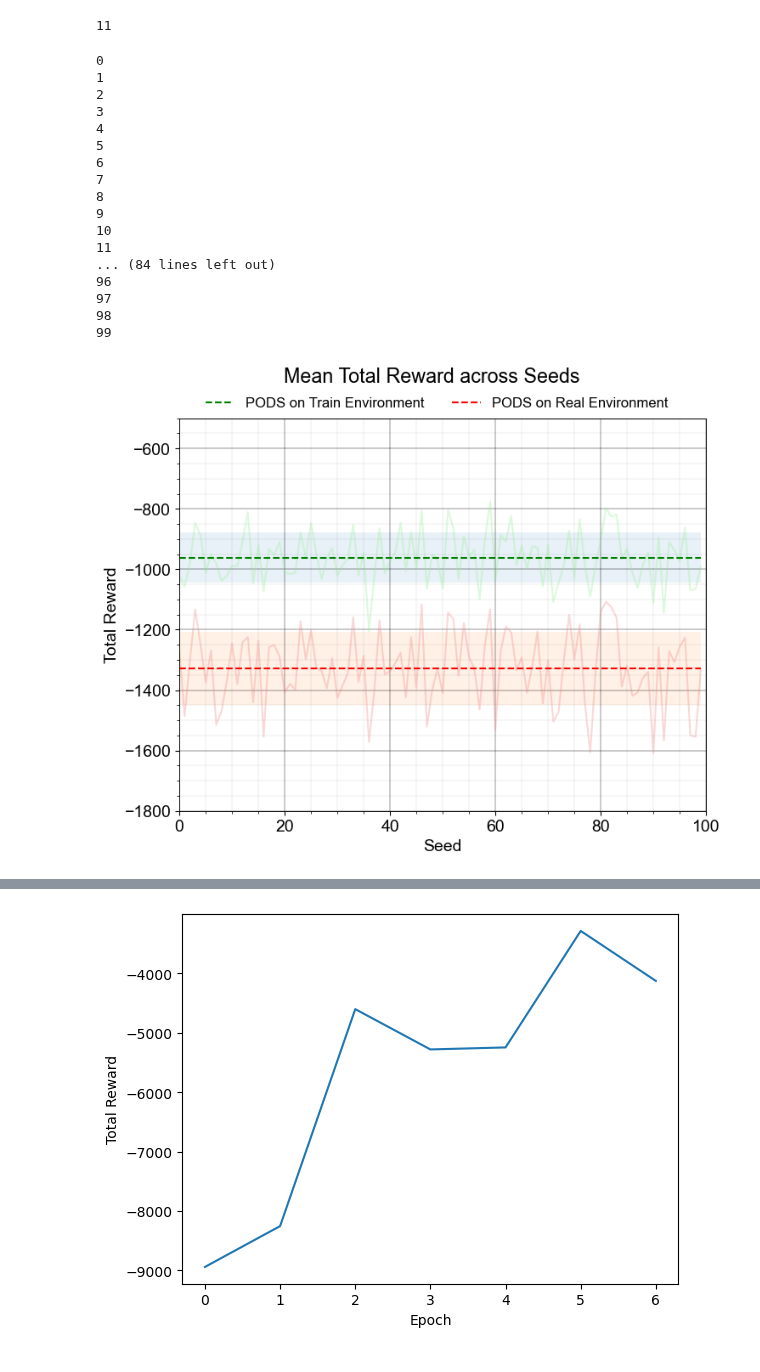
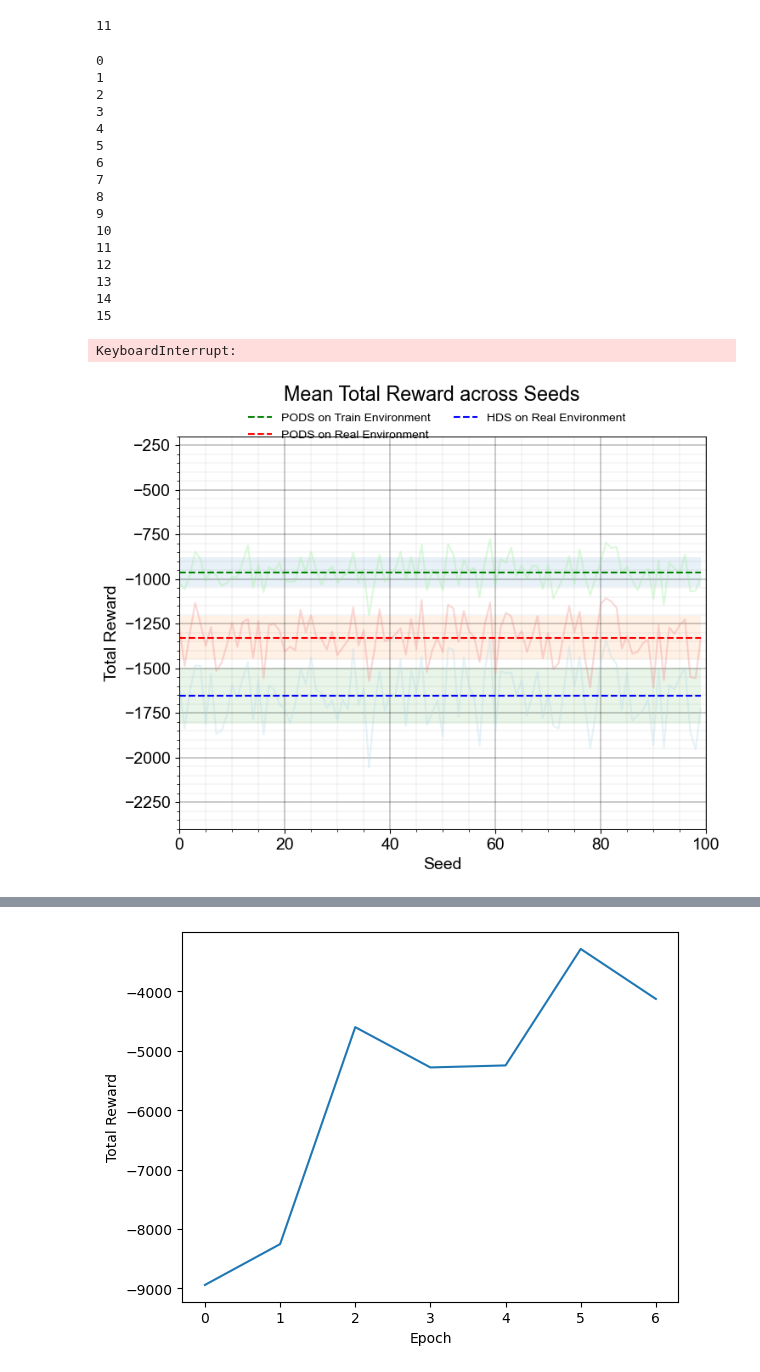
Before and after one commit to dcsteinhauser/HDS, a Jupyter notebook: sim2real_test.ipynb, the cells around one changed output, grey strips where cells are left out. Cells and saved outputs as stored; diff of their text form; code cells hidden in the pictures.

```diff
--- a/sim2real_test.ipynb
+++ b/sim2real_test.ipynb
@@ -81,5 +81,5 @@ big epoch: 29 small epoch: 17 Loss 7.593376947433837e-05
 big epoch: 29 small epoch: 18 Loss 0.00022545708985346135
 big epoch: 29 small epoch: 19 Loss 4.874655169180603e-05
 # %%
-policy_hds = train_hds(env,trajectory_length=100 ,num_samples=50,epochs=30, inner_epochs=20, alpha_a=2e-5, aggregation_factor_beta=0.1, init_learning_rate=1e-3, init_noise=0.0, noise_decay=0.5, progress_fn=progress_f)
+policy_hds = train_hds(env,trajectory_length=500 ,num_samples=50,epochs=30, inner_epochs=20, alpha_a=2e-4, aggregation_factor_beta=1.0, init_learning_rate=1e-3, init_noise=0.0, noise_decay=0.5, progress_fn=progress_f)
 # %% [output]
@@ -166,11 +146,11 @@ for i in range(100):
     print(i)
     rng = jax.random.PRNGKey(seed=i)
     keys = jax.random.split(rng, num=50)
-    _,_,total_reward_1 = rollout_policy(env, inference_fn_pods, 100, keys)
-    _,_,total_reward_2 = rollout_policy(realistic_env, inference_fn_pods, 100, keys)
+    # _,_,total_reward_1 = rollout_policy(env, inference_fn_pods, 100, keys)
+    # _,_,total_reward_2 = rollout_policy(realistic_env, inference_fn_pods, 100, keys)
     _,_,total_reward_3 = rollout_policy(realistic_env, inference_fn_hds, 100, keys)
-    totalreward1.append(total_reward_1)
-    totalreward2.append(total_reward_2)
+    # totalreward1.append(total_reward_1)
+    # totalreward2.append(total_reward_2)
     totalreward3.append(total_reward_3)
 # %% [output]
 0
@@ -185,11 +165,11 @@ for i in range(100):
 9
 10
 11
-... (84 lines left out)
-96
-97
-98
-99
+12
+13
+14
+15
+KeyboardInterrupt:
 # %%
 totalreward11 = np.empty(100)
 totalreward22 = np.empty(100)
@@ -204,37 +184,38 @@ meantotalrew2 = jp.mean(totalreward22)*jp.ones(100)
 meantotalrew3 = jp.mean(totalreward33)*jp.ones(100)
 vartotalrew1 = jp.std(totalreward11)*jp.ones(100)
 vartotalrew2 = jp.std(totalreward22)*jp.ones(100)
 vartotalrew3 = jp.std(totalreward33)*jp.ones(100)
 
 plt.figure(figsize=(8, 6), dpi=100)
 plt.rcParams["font.family"] = "Arial"
 plt.rcParams["font.size"] = 14
 plt.rcParams['axes.linewidth'] = 0.7
 
 
 plt.suptitle('Mean Total Reward across Seeds ')
 plt.plot(totalreward11, color = 'lightgreen',alpha=0.3)
 plt.plot(totalreward22, color='lightcoral',alpha=0.3)
 plt.plot(totalreward33, color='lightblue',alpha=0.3)
 plt.fill_between(np.arange(0,100),meantotalrew1+vartotalrew1,meantotalrew1-vartotalrew1,alpha=0.1)
 plt.fill_between(np.arange(0,100),meantotalrew2+vartotalrew2,meantotalrew2-vartotalrew2,alpha=0.1)
+plt.fill_between(np.arange(0,100),meantotalrew3+vartotalrew3,meantotalrew3-vartotalrew3,alpha=0.1)
 
 plt.plot(meantotalrew1, label='PODS on Train Environment', color='green' ,linestyle='--')
 plt.plot(meantotalrew2, label='PODS on Real Environment', color='red',linestyle='--')
-
+plt.plot(meantotalrew3, label='HDS on Real Environment', color='blue',linestyle='--')
 
 plt.xlim(0, 100)
-plt.ylim(-1800, -500)
+plt.ylim(-2400, -200)
 plt.grid(True)
 plt.grid(which='minor', linestyle='-', linewidth='0.05', color='black')
 plt.grid(which='major', linestyle='-', linewidth='0.3', color='black')
 plt.minorticks_on()
-plt.legend(loc=9,frameon=False,ncols=2,bbox_to_anchor=(0.489, 1.086, 0., 0.),fontsize=12)
+plt.legend(loc=9,frameon=False,ncols=2,bbox_to_anchor=(0.489, 1.086, 0., 0.),fontsize=10)
 plt.xlabel('Seed')
 plt.ylabel('Total Reward')
 plt.show()
 # %% [output]
-[figure, old version]
+[figure, new version]
 # %%
 print(f'PODS on real environment {jp.mean(jp.array(average_reward_realistic))}')
 print(f'PODS on train environment {jp.mean(jp.array(average_reward_original_pods))}')
```
Also changed, not shown: parts of 3 cells of this notebook, 30 other files.
